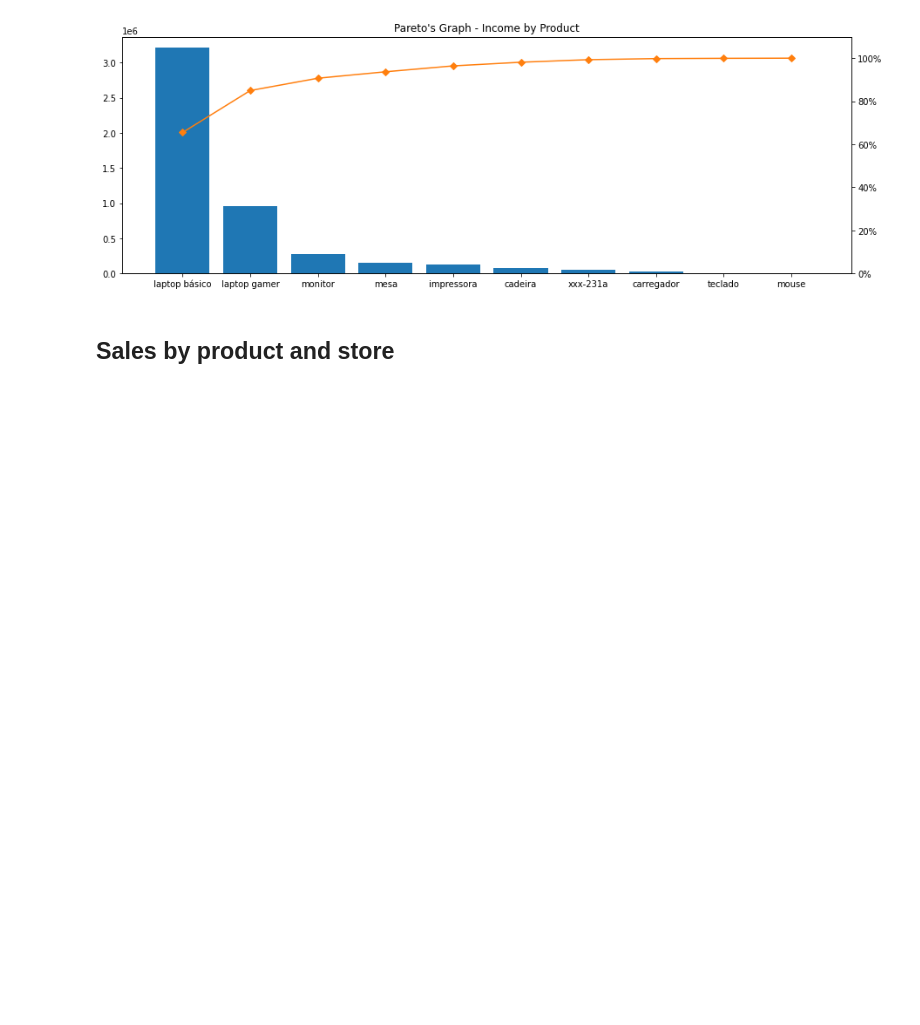
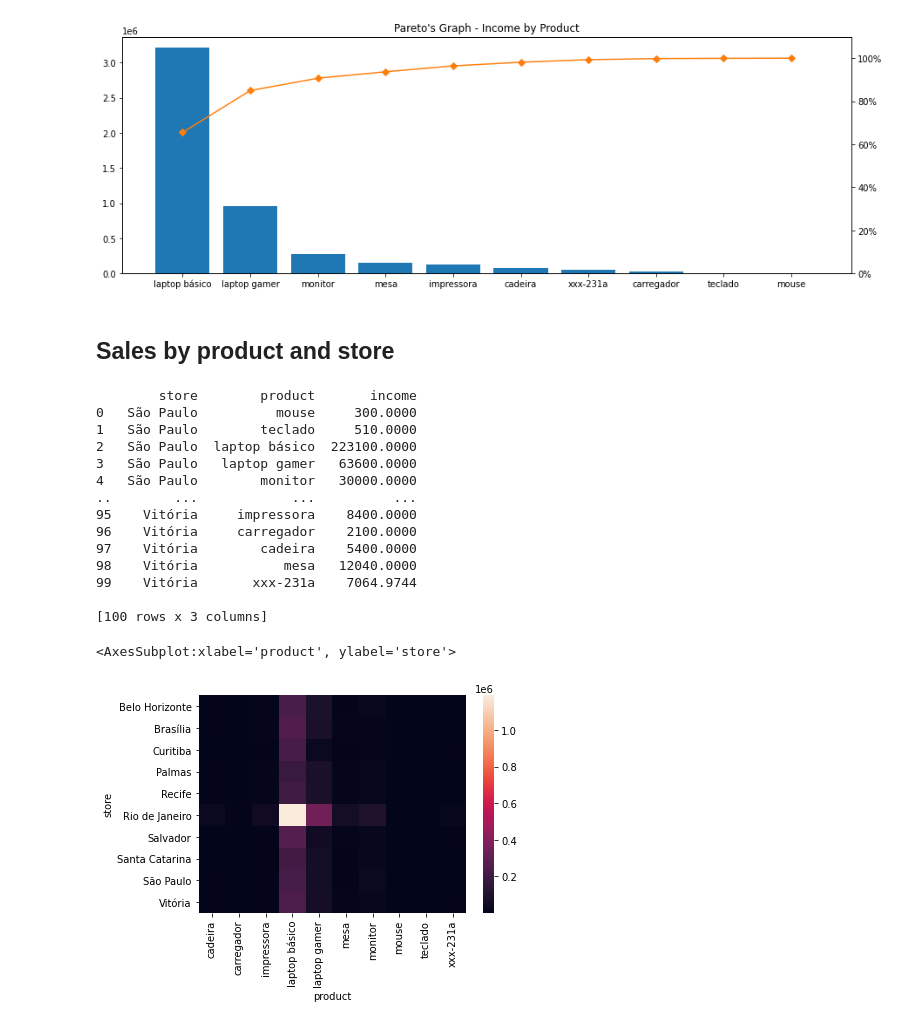
Before and after one commit to black-dev-x/pandas-cookbook, a Jupyter notebook: data-analysis/analysis.ipynb, the cells around one changed output. Drawn from its saved outputs; the diff is of its cells as text; code cells hidden in the pictures; blank space fills up the shorter version.

```diff
--- a/data-analysis/analysis.ipynb
+++ b/data-analysis/analysis.ipynb
@@ -590,10 +590,33 @@ Text(0.5, 1.0, "Pareto's Graph - Income by Product")
 # %%
 product_store_income_data = pd.DataFrame(columns=('store','product','income'))
 for city in df_stores.city:
-    for product in df_products.product:
+    for product in df_products['product']:
         new_data = {
             'store': city,
-            'product' ,
-            'income':
+            'product': product ,
+            'income': df.product_value[ (df.store_city == city) & (df.product_product == product) ].sum()
         }
-        product_store_income_data = product_store_income_data.append(new_data)
+        product_store_income_data = product_store_income_data.append(new_data, ignore_index=True)
+print(product_store_income_data)
+
+import seaborn as sns
+
+data = product_store_income_data.pivot_table(index='store', columns='product', values='income', aggfunc='sum')
+sns.heatmap(data)
+# %% [output]
+        store        product       income
+0   São Paulo          mouse     300.0000
+1   São Paulo        teclado     510.0000
+2   São Paulo  laptop básico  223100.0000
+3   São Paulo   laptop gamer   63600.0000
+4   São Paulo        monitor   30000.0000
+..        ...            ...          ...
+95    Vitória     impressora    8400.0000
+96    Vitória     carregador    2100.0000
+97    Vitória        cadeira    5400.0000
+98    Vitória           mesa   12040.0000
+99    Vitória       xxx-231a    7064.9744
+
+[100 rows x 3 columns]
+<AxesSubplot:xlabel='product', ylabel='store'>
+[figure, added]
```
Also changed, not shown: parts of 8 cells of this notebook.
